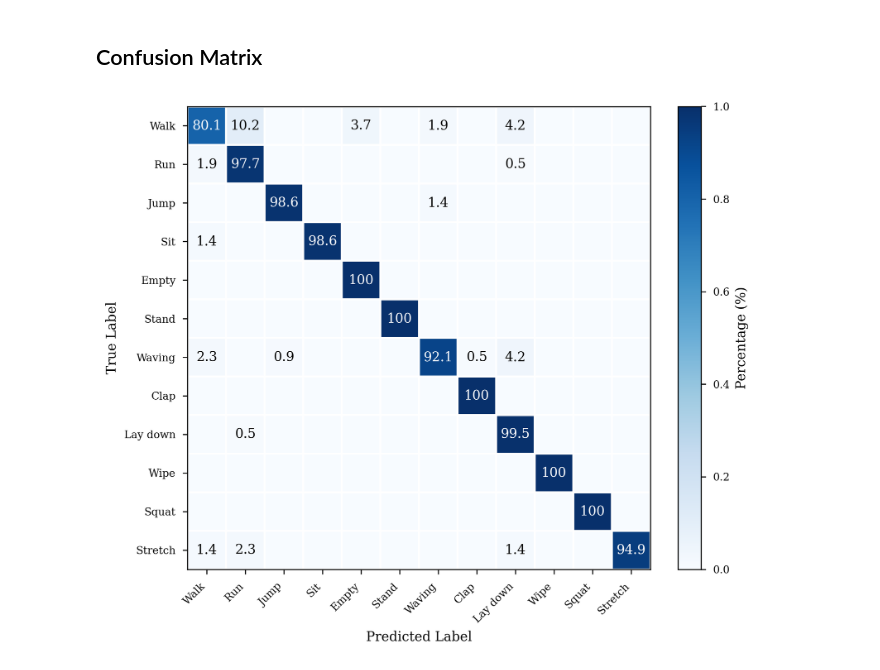
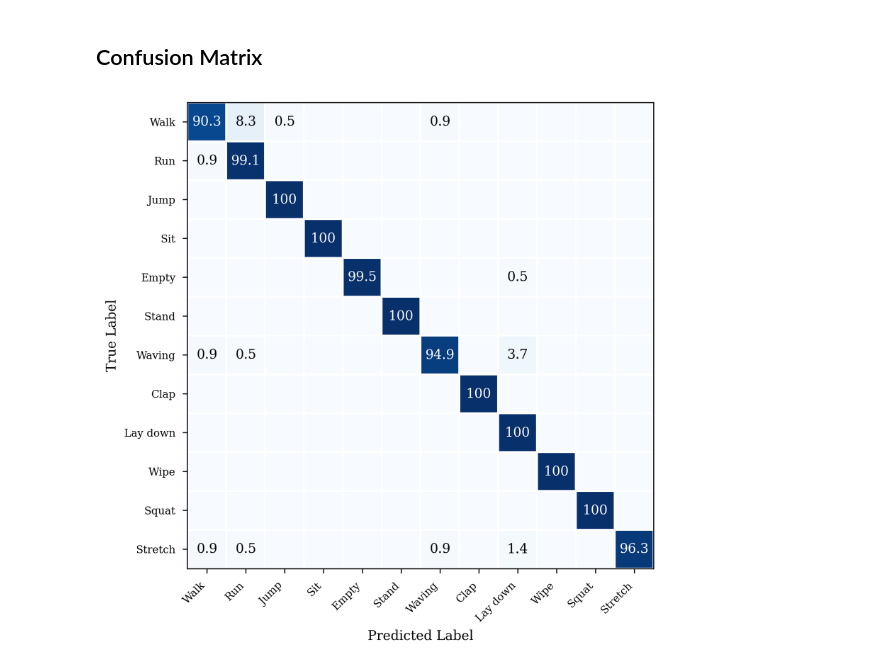
Before and after one commit to LucaCtt/csi-vae, a Jupyter notebook: notebooks/plot_model.ipynb, the cells around one changed output. Drawn from its saved outputs; the diff is of its cells as text; code cells hidden in the pictures.

```diff
--- a/notebooks/plot_model.ipynb
+++ b/notebooks/plot_model.ipynb
@@ -41,0 +53,30 @@ ACTIVITIES = [
+# %%
+best_model: tuple[int, int, int, float] = (1, 0, 0, 0.0)  # (n_gaussians, trial_number, seed, accuracy)
+best_trial = {}
+
+for i, study in enumerate(studies):
+    completed = study[study["state"] == "COMPLETE"].copy()
+    if completed.empty:
+        continue
+
+    study_best: tuple[int, int, int, float] = (0, 0, 0, 0.0)
+
+    for _, trial in completed.iterrows():
+        acc_dict = trial["user_attrs_accuracies"]
+        if not acc_dict:
+            continue
+
+        seed = str(max(acc_dict, key=acc_dict.get))
+        acc = float(acc_dict[seed])
+        candidate = (i+1, int(trial["number"]), int(seed), acc)
+
+        if candidate[-1] > study_best[-1]:
+            study_best = candidate
+
+        if candidate[-1] > best_model[-1]:
+            best_model = candidate
+            best_n_gaussians = i + 1
+            best_trial = trial
+
+print(f"Best model: {best_model[0]} gaussians, trial {best_model[1]}, seed {best_model[2]}, accuracy {best_model[3]:.4f}")
+print(f"Best trial: {best_trial}")
@@ -47,5 +106,6 @@ full_train_ds, full_val_ds, full_test_ds = dataset.load(
     stride=settings.stride,
 )
 
-gaussians = train_gaussians(settings, full_train_ds, full_val_ds)
-fusion = train_fusion(settings, full_train_ds, full_val_ds, gaussians)
+gaussians = [vae.SingleAntenna(settings.window_size, settings.n_subcarriers, best_model[0], vae.CONV_SPECS[best_trial["params_conv_layers_spec"]]).to(DEVICE) for _ in range(settings.n_antennas)]
+model = fusion.Delayed(gaussians, settings.n_gaussians, settings.n_activities, best_trial["params_n_fusion_layers"], best_trial["params_fusion_dropout"]).to(DEVICE)
+model.load_state_dict(torch.load(LAUNCH_DIR / "delayed_fusion.pt"))
@@ -53,7 +115,7 @@ fusion = train_fusion(settings, full_train_ds, full_val_ds, gaussians)
 ## t-SNE
 # %%
 full_ds = torch.utils.data.ConcatDataset([full_train_ds, full_val_ds, full_test_ds])
-full_dl = make_dataloader(full_ds, settings.batch_size, shuffle=False, seed=settings.seed)
+full_dl = make_dataloader(full_ds, settings.batch_size, shuffle=False, seed=best_model[2])
 
 all_latents, all_labels = [], []
 
@@ -115,7 +186,7 @@ Antenna 4
 y_preds, y_trues = [], []
 for x, y in full_dl:
     with torch.no_grad():
-        y_pred = fusion(x.to(DEVICE, dtype=torch.float32))
+        y_pred = model(x.to(DEVICE, dtype=torch.float32))
         y_preds.append(y_pred.cpu().numpy())
         y_trues.append(y.numpy())
 
@@ -127,33 +198,33 @@ cm = confusion_matrix(
 plt.figure(figsize=(8, 6))
 # Normalize by row (True Labels) to see percentages
 matrix_perc = cm.astype("float") / (cm.sum(axis=1)[:, np.newaxis] + 1e-12)
 
 im = plt.imshow(matrix_perc, cmap="Blues")
 
 thresh = matrix_perc.max() / 2
 for i in range(len(ACTIVITIES)):
     for j in range(len(ACTIVITIES)):
         if cm[i, j] == 0:
             continue  # Skip zero counts for better readability
 
         color = "white" if matrix_perc[i, j] > thresh else "black"
         text = f"{matrix_perc[i, j] * 100:.1f}".rstrip("0").rstrip(".")
         plt.text(j, i, text, ha="center", va="center", color=color)
 
 plt.ylabel("True Label")
 plt.xlabel("Predicted Label")
 plt.xticks(rotation=45, ha="right", ticks=np.arange(len(ACTIVITIES)), labels=ACTIVITIES)
 plt.yticks(rotation=0, ticks=np.arange(len(ACTIVITIES)), labels=ACTIVITIES)
 
 ax = plt.gca()
 ax.set_xticks(np.arange(-0.5, len(ACTIVITIES)), minor=True)
 ax.set_yticks(np.arange(-0.5, len(ACTIVITIES)), minor=True)
 ax.grid(which="minor", color="white", linewidth=1.5)
 ax.tick_params(which="minor", bottom=False, left=False)
 
-plt.colorbar(im, fraction=0.046, pad=0.04, label="Percentage (%)")
+# plt.colorbar(im, fraction=0.046, pad=0.04, label="Percentage (%)")
 plt.tight_layout()
+plt.savefig(PLOTS_DIR / "best_confusion_matrix_gaussians.pdf", bbox_inches="tight")
 plt.show()
-plt.close()
 # %% [output]
-[figure, old version]
+[figure, new version]
```
Also changed, not shown: parts of 6 cells of this notebook, 16 other files.
